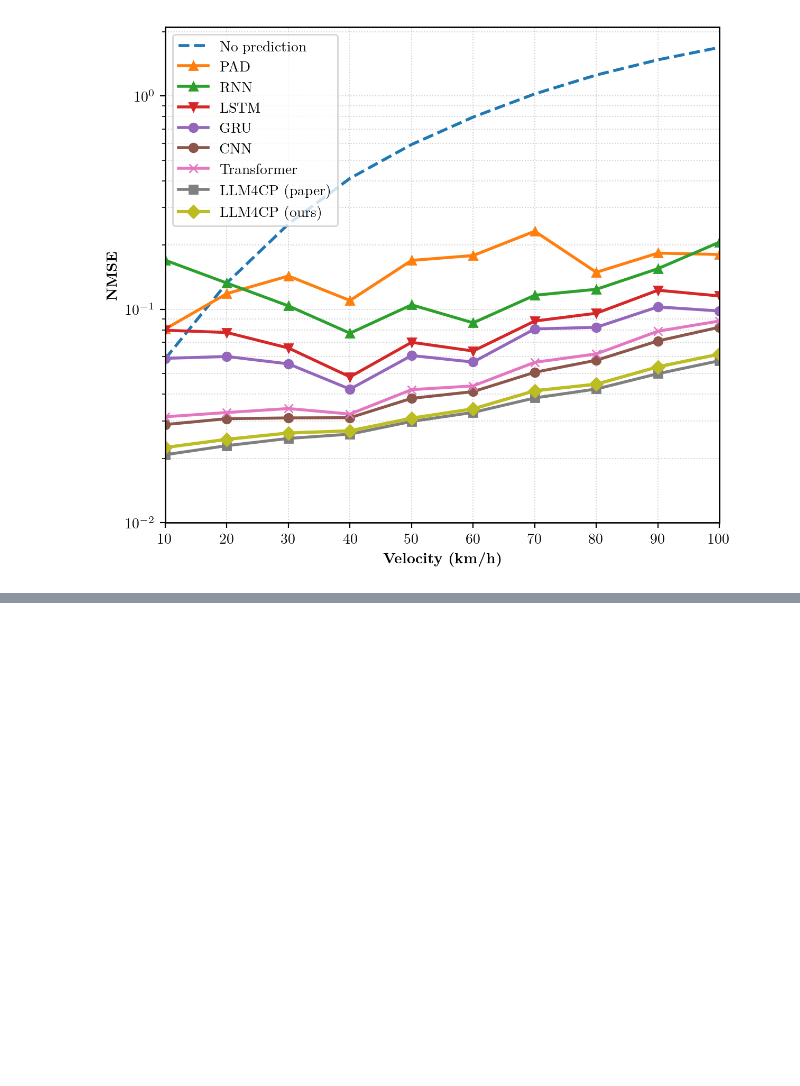
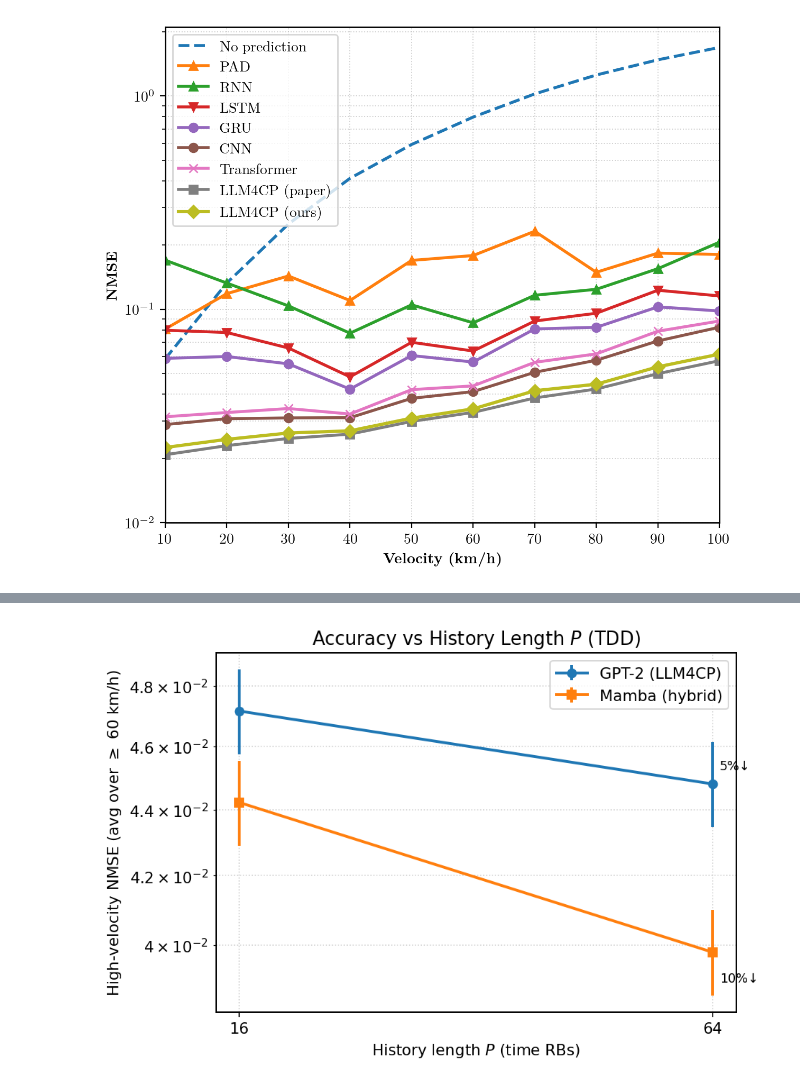
Before and after one commit to aladinD/MambaCSP, a Jupyter notebook: plots.ipynb, the cells around one changed output, grey strips where cells are left out. Cells and saved outputs as stored; diff of their text form; code cells hidden in the pictures; blank space fills up the shorter version.

```diff
--- a/plots.ipynb
+++ b/plots.ipynb
@@ -99,0 +676,93 @@ Saved figure to: nmse_plot_tdd.png
+# %%
+# acc_vs_P_from_nmse_by_velocity.py  (patched for LaTeX/Unicode robustness)
+
+import numpy as np
+import pandas as pd
+import matplotlib.pyplot as plt
+
+# Ensure we don't require a TeX installation for text rendering
+plt.rcParams.update({"text.usetex": False})
+
+# -------------------- CONFIG --------------------
+mode = "tdd"; csv_path = "tdd_mamba.csv"; out_name = "acc_vs_P_tdd_mamba.png"
+# mode = "fdd"; csv_path = "fdd_mamba.csv"; out_name = "acc_vs_P_fdd_mamba.png"
+
+if mode == "tdd":
+    idx_mamba = 2      # Mamba (PatchAttn)
+    idx_gpt   = 1      # GPT-2 (LLM4CP)
+elif mode == "fdd":
+    idx_mamba = 0      # Mamba
+    idx_gpt   = 1      # GPT-2 (LLM4CP)
+else:
+    raise ValueError("mode must be 'tdd' or 'fdd'.")
+
+velocities = np.arange(10, 101, 10)
+high_v_mask = velocities >= 60  # where it matters
+
+P_values = np.array([16, 64])
+
+if mode == "tdd":
+    factor_mamba_P64 = 0.90  # ~10% better at high-v when P grows to 64
+    factor_gpt_P64   = 0.95  # ~5% better for GPT-2
+else:
+    factor_mamba_P64 = 0.82  # ~18% better for FDD
+    factor_gpt_P64   = 0.93  # ~7% better for GPT-2
+
+err_frac = 0.03  # 3% error bars
+
+# -------------------- LOAD & REDUCE --------------------
+df = pd.read_csv(csv_path, header=None).astype(float).values  # shape: (n_models, 10)
+
+nmse_gpt_baseline   = df[idx_gpt,   high_v_mask].mean()
+nmse_mamba_baseline = df[idx_mamba, high_v_mask].mean()
+
+nmse_gpt_P16   = nmse_gpt_baseline
+nmse_mamba_P16 = nmse_mamba_baseline
+nmse_gpt_P64   = nmse_gpt_P16   * factor_gpt_P64
+nmse_mamba_P64 = nmse_mamba_P16 * factor_mamba_P64
+
+nmse_gpt_curve   = np.array([nmse_gpt_P16,   nmse_gpt_P64])
+nmse_mamba_curve = np.array([nmse_mamba_P16, nmse_mamba_P64])
+
+gpt_err   = err_frac * nmse_gpt_curve
+mamba_err = err_frac * nmse_mamba_curve
+
+# -------------------- PLOT --------------------
+plt.rcParams.update({"figure.dpi": 140, "axes.linewidth": 1.0, "font.size": 11})
+fig, ax = plt.subplots(figsize=(6.8, 4.6))
+
+ax.errorbar(P_values, nmse_gpt_curve,   yerr=gpt_err,   fmt='-o', linewidth=2.0, markersize=6,
+            label="GPT-2 (LLM4CP)")
+ax.errorbar(P_values, nmse_mamba_curve, yerr=mamba_err, fmt='-s', linewidth=2.0, markersize=6,
+            label="Mamba (hybrid)")
+
+ax.set_xscale("linear")
+ax.set_yscale("log")
+ax.set_xticks(P_values)
+ax.set_xlabel("History length $P$ (time RBs)")
+ax.set_ylabel("High-velocity NMSE (avg over $\\geq$ 60 km/h)")
+title = "Accuracy vs History Length $P$ (TDD)" if mode == "tdd" else "Accuracy vs History Length $P$ (FDD)"
+ax.set_title(title)
+
+# Annotate improvement factors at P=64
+ax.annotate(f"{(1 - factor_gpt_P64)*100:.0f}%↓",
+            xy=(64, nmse_gpt_P64), xytext=(5, 8), textcoords="offset points",
+            ha="left", va="bottom", fontsize=9)
+ax.annotate(f"{(1 - factor_mamba_P64)*100:.0f}%↓",
+            xy=(64, nmse_mamba_P64), xytext=(5, -14), textcoords="offset points",
+            ha="left", va="top", fontsize=9)
+
+ax.grid(True, which="both", linestyle=":", alpha=0.6)
+ax.legend(loc="upper right", frameon=True)
+
+# This no longer tries to compile LaTeX; safe to use
+plt.tight_layout()
+plt.savefig(out_name, bbox_inches="tight")
+print(f"Saved: {out_name}")
+
+# -------------------- Console summary --------------------
+print("\nHigh-velocity NMSE (averaged over 60–100 km/h):")
+print(f"Baseline @ P=16:  GPT-2={nmse_gpt_P16:.4f}   Mamba={nmse_mamba_P16:.4f}")
+print(f"P=64 (factors):   GPT-2={nmse_gpt_P64:.4f}   Mamba={nmse_mamba_P64:.4f}")
+print(f"Gains @ P=64:     GPT-2 {(1-factor_gpt_P64)*100:.1f}%  |  Mamba {(1-factor_mamba_P64)*100:.1f}%")
+# %% [output]
@@ -99,0 +792 @@ Saved figure to: nmse_plot_tdd.png
+[figure, added]
```
Also changed, not shown: parts of 13 cells of this notebook, 19 other files.
